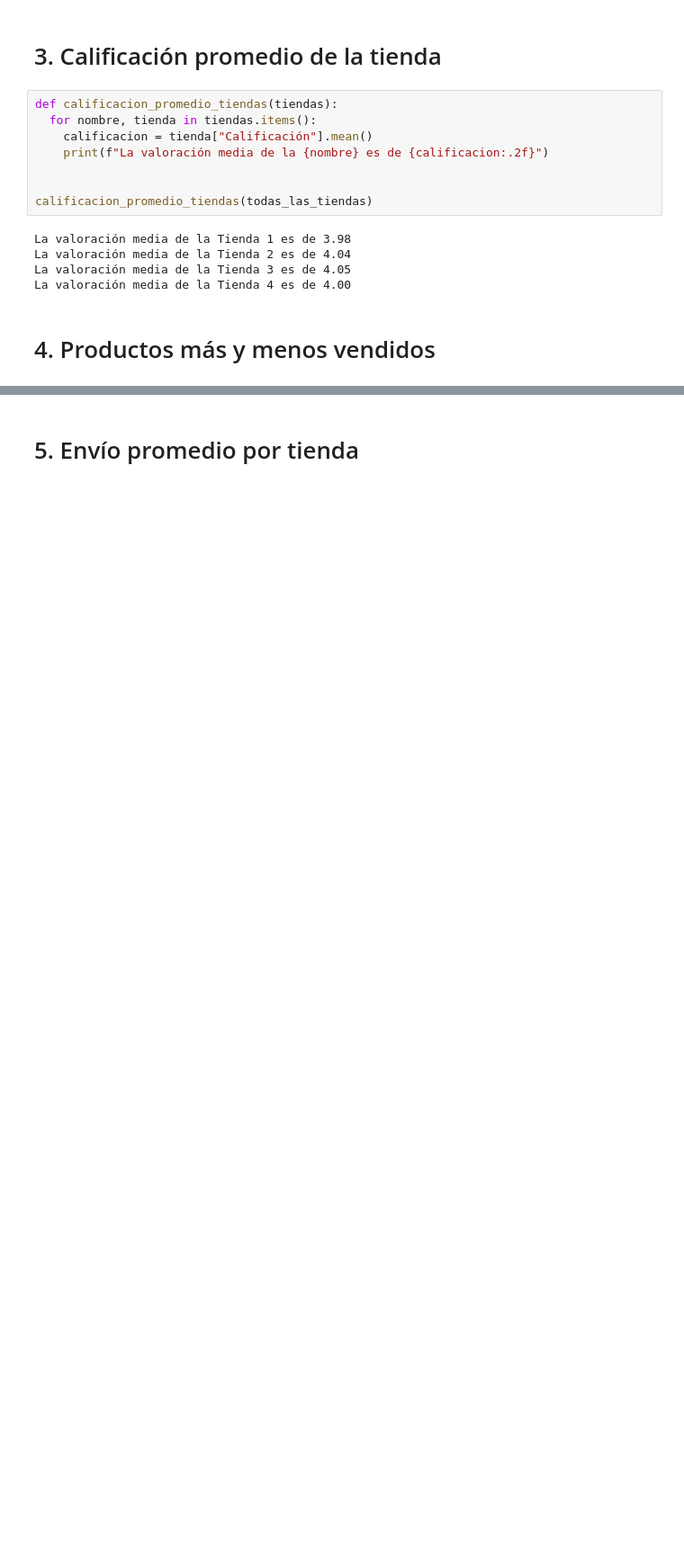
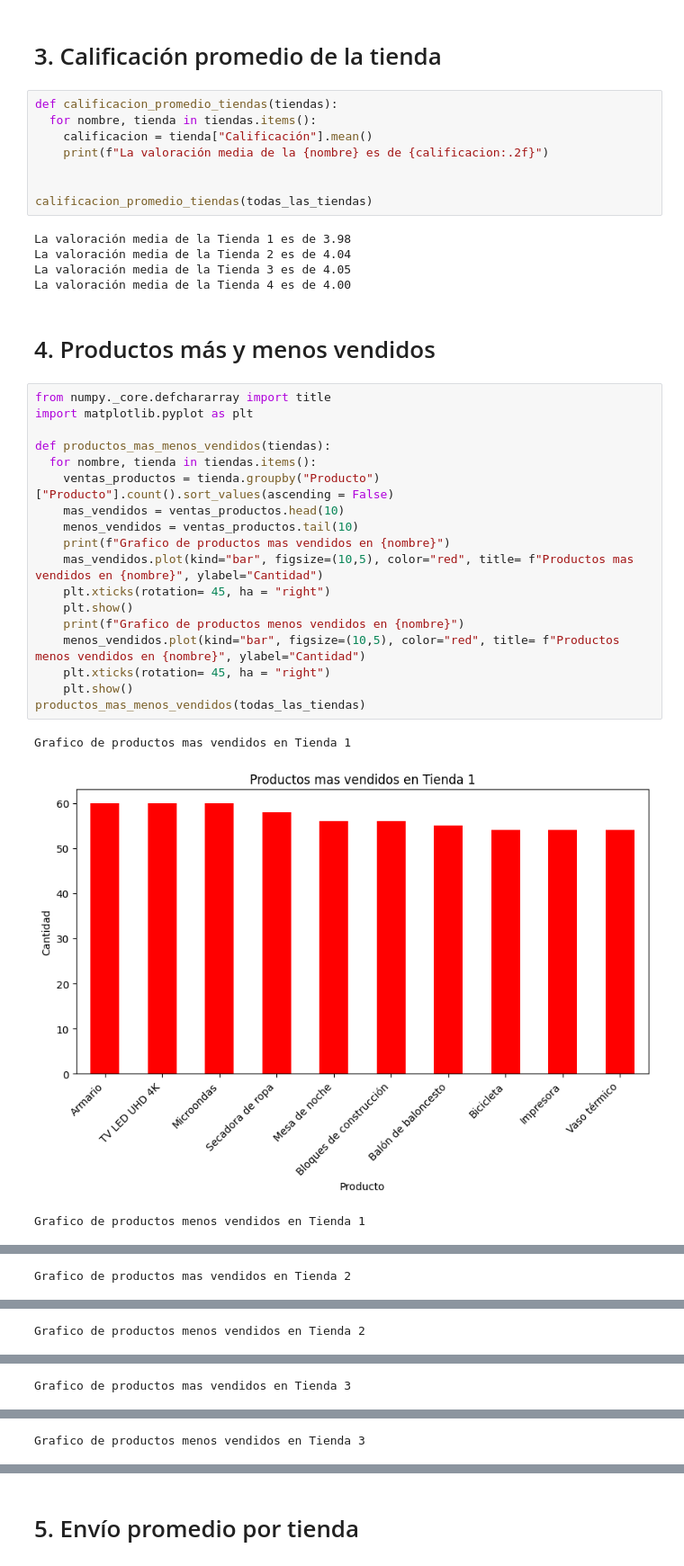
Before and after one commit to luiska147/allure-store-challenge, a Jupyter notebook: AluraStoreLatam.ipynb, the cells around one changed output, grey strips where cells are left out. Shown at 90% size. Cells and saved outputs as stored; diff of their text form; blank space fills up the shorter version.

```diff
--- a/AluraStoreLatam.ipynb
+++ b/AluraStoreLatam.ipynb
@@ -109,3 +109,25 @@ La valoración media de la Tienda 3 es de 4.05
 La valoración media de la Tienda 4 es de 4.00
 # %% [markdown]
 # 4. Productos más y menos vendidos
+# %%
+from numpy._core.defchararray import title
+import matplotlib.pyplot as plt
+
+def productos_mas_menos_vendidos(tiendas):
+  for nombre, tienda in tiendas.items():
+    ventas_productos = tienda.groupby("Producto")["Producto"].count().sort_values(ascending = False)
+    mas_vendidos = ventas_productos.head(10)
+    menos_vendidos = ventas_productos.tail(10)
+    print(f"Grafico de productos mas vendidos en {nombre}")
+    mas_vendidos.plot(kind="bar", figsize=(10,5), color="red", title= f"Productos mas vendidos en {nombre}", ylabel="Cantidad")
+    plt.xticks(rotation= 45, ha = "right")
+    plt.show()
+    print(f"Grafico de productos menos vendidos en {nombre}")
+    menos_vendidos.plot(kind="bar", figsize=(10,5), color="red", title= f"Productos menos vendidos en {nombre}", ylabel="Cantidad")
+    plt.xticks(rotation= 45, ha = "right")
+    plt.show()
+productos_mas_menos_vendidos(todas_las_tiendas)
+# %% [output]
+Grafico de productos mas vendidos en Tienda 1
+[figure, added]
+Grafico de productos menos vendidos en Tienda 1
@@ -111,0 +135 @@ La valoración media de la Tienda 4 es de 4.00
+Grafico de productos mas vendidos en Tienda 2
@@ -111,0 +137 @@ La valoración media de la Tienda 4 es de 4.00
+Grafico de productos menos vendidos en Tienda 2
@@ -111,0 +139 @@ La valoración media de la Tienda 4 es de 4.00
+Grafico de productos mas vendidos en Tienda 3
@@ -111,0 +141 @@ La valoración media de la Tienda 4 es de 4.00
+Grafico de productos menos vendidos en Tienda 3
```
Also changed, not shown: parts of 2 cells of this notebook.
